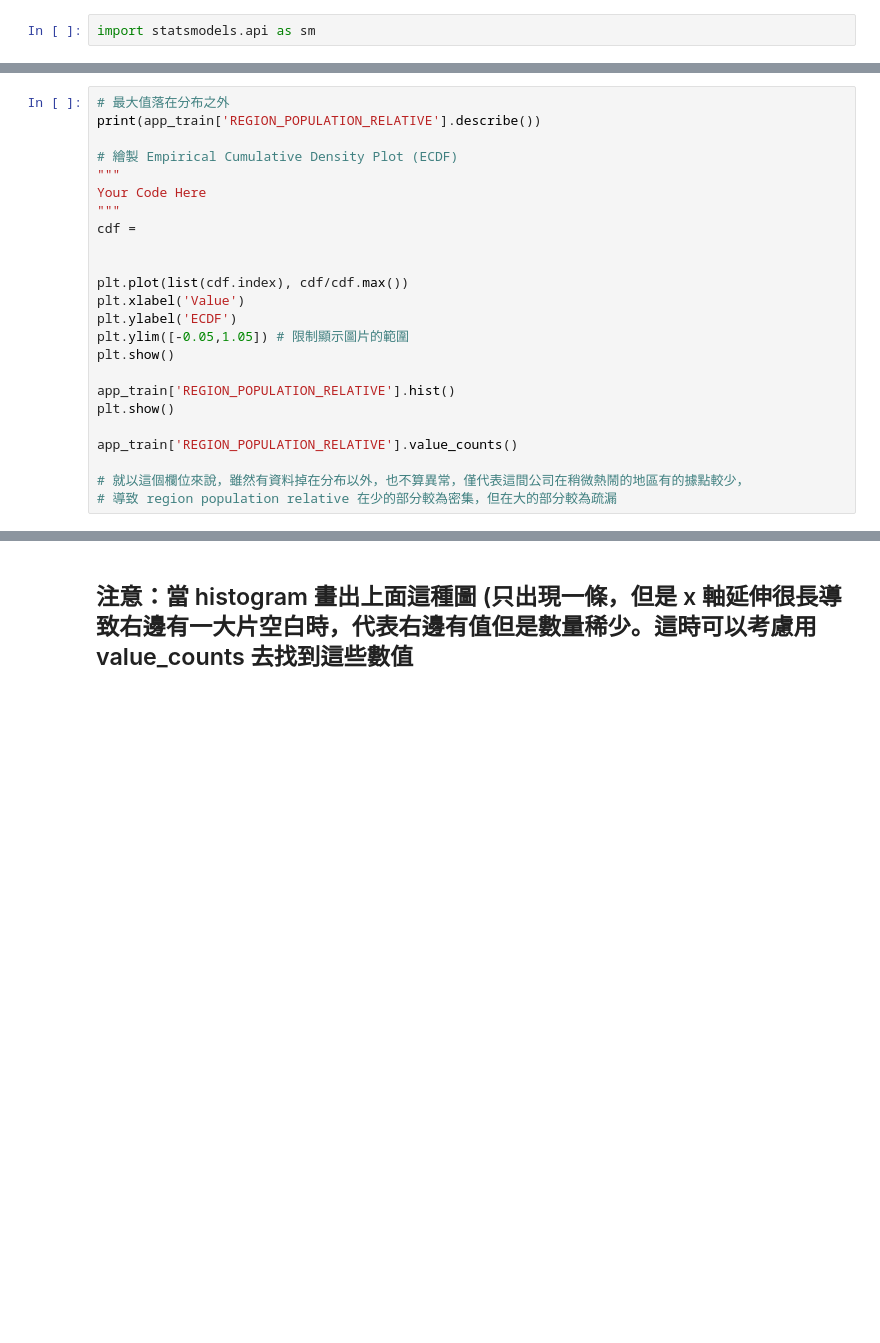
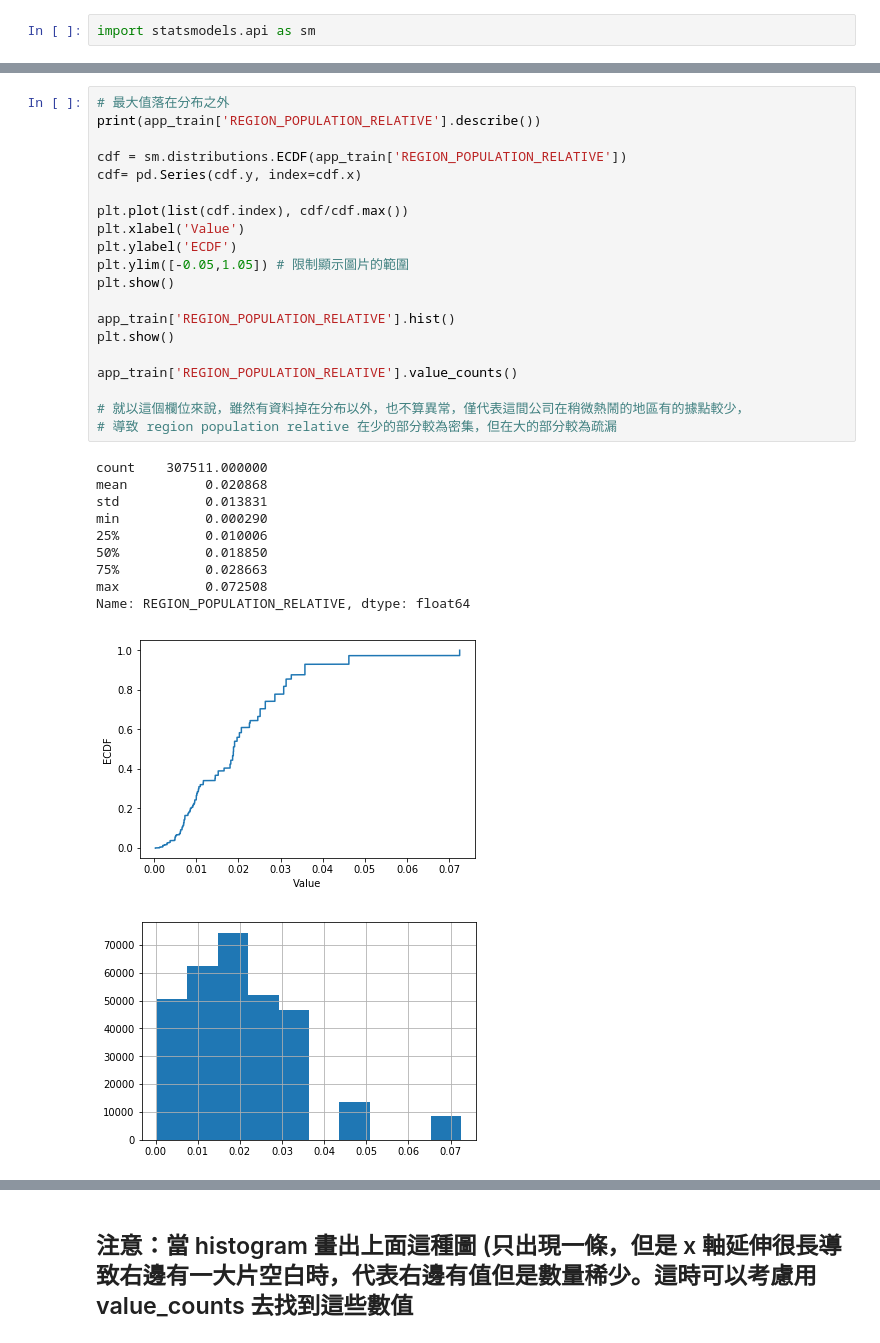
Before and after one commit to samm0130/2nd-ML100Days, a Jupyter notebook: homework/Day_006_HW.ipynb, the cells around one changed output, grey strips where cells are left out. Drawn from its saved outputs; the diff is of its cells as text; blank space fills up the shorter version.

```diff
--- a/homework/Day_006_HW.ipynb
+++ b/homework/Day_006_HW.ipynb
@@ -126,24 +142,32 @@ plt.show()
 # %%
 # 最大值落在分布之外
 print(app_train['REGION_POPULATION_RELATIVE'].describe())
 
-# 繪製 Empirical Cumulative Density Plot (ECDF)
-"""
-Your Code Here
-"""
-cdf =
-
+cdf = sm.distributions.ECDF(app_train['REGION_POPULATION_RELATIVE'])
+cdf= pd.Series(cdf.y, index=cdf.x)
 
 plt.plot(list(cdf.index), cdf/cdf.max())
 plt.xlabel('Value')
 plt.ylabel('ECDF')
 plt.ylim([-0.05,1.05]) # 限制顯示圖片的範圍
 plt.show()
 
 app_train['REGION_POPULATION_RELATIVE'].hist()
 plt.show()
 
 app_train['REGION_POPULATION_RELATIVE'].value_counts()
 
 # 就以這個欄位來說，雖然有資料掉在分布以外，也不算異常，僅代表這間公司在稍微熱鬧的地區有的據點較少，
 # 導致 region population relative 在少的部分較為密集，但在大的部分較為疏漏
+# %% [output]
+count    307511.000000
+mean          0.020868
+std           0.013831
+min           0.000290
+25%           0.010006
+50%           0.018850
+75%           0.028663
+max           0.072508
+Name: REGION_POPULATION_RELATIVE, dtype: float64
+[figure, added]
+[figure, added]
```
Also changed, not shown: parts of 4 cells of this notebook.
